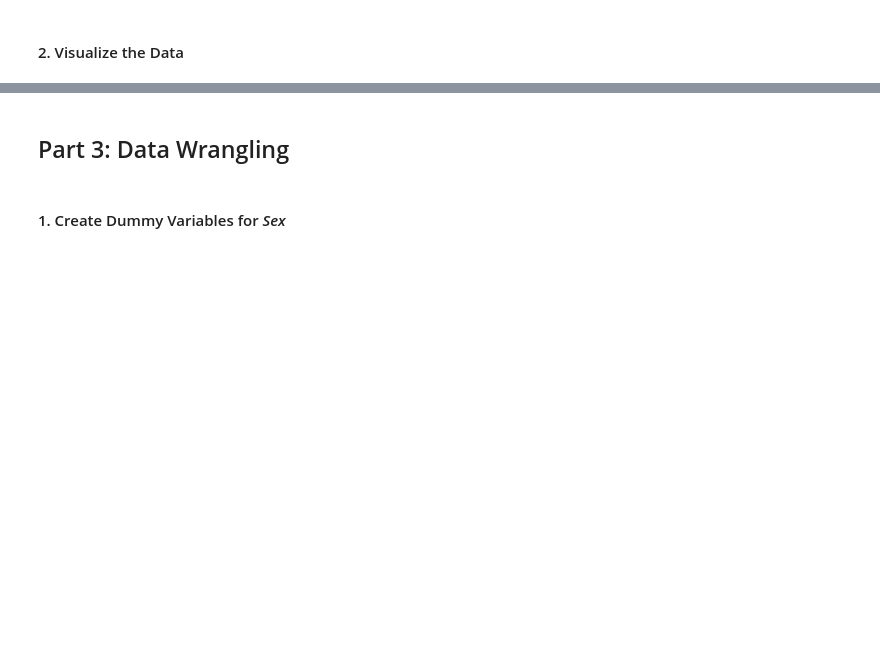
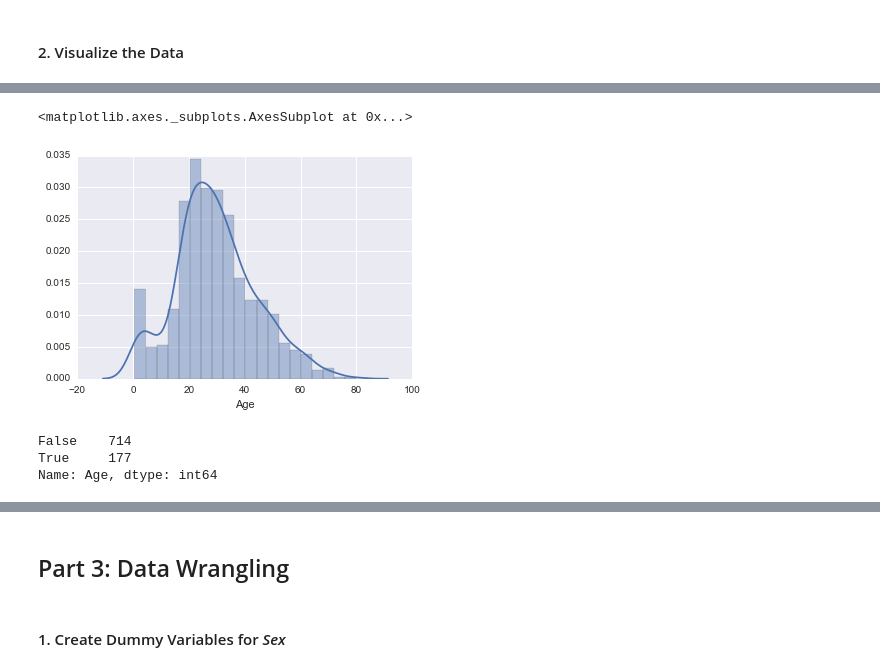
Before and after one commit to stavgrossfeld/GA-Data-Science-Immersive, a Jupyter notebook: projects/project-05/code/starter-code/starter-code.ipynb, the cells around one changed output, grey strips where cells are left out. Saved outputs shown, nothing was run; the diff lists cells and outputs as text; code cells hidden in the pictures; blank space fills up the shorter version.

```diff
--- a/projects/project-05/code/starter-code/starter-code.ipynb
+++ b/projects/project-05/code/starter-code/starter-code.ipynb
@@ -29,3 +37,6 @@ bash: line 1: psql: command not found
 ## Part 2: Exploratory Data Analysis
 # %% [markdown]
 #### 1. Describe the Data
+# %%
+titanic = pd.read_csv('../../assets/data/train.csv')
+titanic.head()
@@ -33,0 +66,11 @@ bash: line 1: psql: command not found
+# %%
+sns.distplot(titanic.Age[titanic.Age.isnull() == False])
+# %% [output]
+<matplotlib.axes._subplots.AxesSubplot at 0x...>
+[figure, added]
+# %%
+titanic.Age.isnull().value_counts()
+# %% [output]
+False    714
+True     177
+Name: Age, dtype: int64
```
Also changed, not shown: parts of 50 cells of this notebook, 2 other files.
